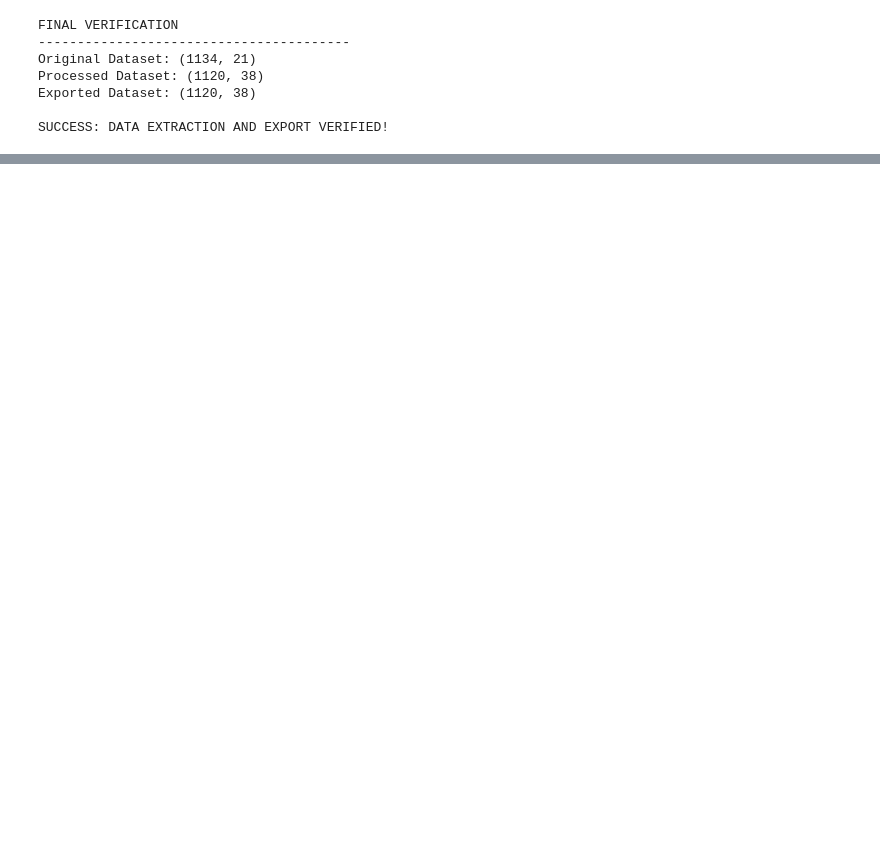
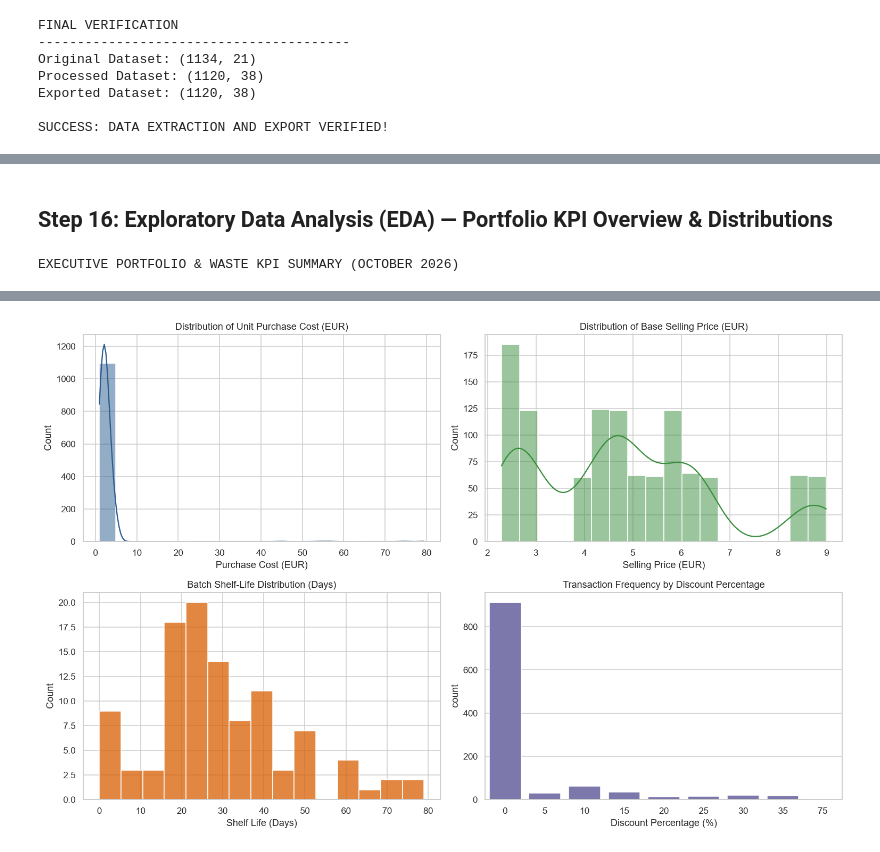
Before and after one commit to shweta2003-22/Mini-Project-Team-7, a Jupyter notebook: Flink_Frozen_Product_Data_Analysis.ipynb, the cells around one changed output, grey strips where cells are left out. Cells and saved outputs as stored; diff of their text form; code cells hidden in the pictures; blank space fills up the shorter version.

Commit message:
Exploratory data analysis

```diff
--- a/Flink_Frozen_Product_Data_Analysis.ipynb
+++ b/Flink_Frozen_Product_Data_Analysis.ipynb
@@ -752,0 +769,78 @@ SUCCESS: DATA EXTRACTION AND EXPORT VERIFIED!
+# %% [markdown]
+## Step 16: Exploratory Data Analysis (EDA) — Portfolio KPI Overview & Distributions
+# %%
+batch_level_df = (
+    eda_df.groupby(["Batch_ID", "Product_ID", "Product_Name", "Category", "Brand", "Warehouse_ID"], dropna=False)
+    .agg(
+        Purchase_Cost=("Purchase_Cost", "first"),
+        Selling_Price=("Selling_Price", "first"),
+        Shelf_Life_Days=("Shelf_Life_Days", "first"),
+        Initial_Stock=("Initial_Stock", "first"),
+        Total_Units_Sold=("Quantity_Sold", "sum"),
+        Ending_Stock=("Current_Stock", "min"),
+        Total_Expired_Units=("Expired_Quantity", "sum"),
+        Total_Revenue=("Total_Revenue", "sum"),
+        Gross_Profit=("Gross_Profit", "sum"),
+        Expired_Loss_EUR=("Expired_Loss_EUR", "sum"),
+        Avg_Discount_Pct=("Discount_Percentage", "mean"),
+        Max_Discount_Pct=("Discount_Percentage", "max"),
+        Discounted_Tx_Count=("Is_Discounted", "sum"),
+        Total_Tx_Count=("Product_ID", "count")
+    )
+    .reset_index()
+)
+
+batch_level_df["Net_Profit_After_Waste"] = batch_level_df["Gross_Profit"] - batch_level_df["Expired_Loss_EUR"]
+batch_level_df["Sell_Through_Rate_Pct"] = (batch_level_df["Total_Units_Sold"] / batch_level_df["Initial_Stock"] * 100).round(2)
+batch_level_df["Expiry_Waste_Rate_Pct"] = (batch_level_df["Total_Expired_Units"] / batch_level_df["Initial_Stock"] * 100).round(2)
+
+kpi_summary = pd.DataFrame({
+    "KPI_Metric": [
+        "Total Initial Stock Procured (Units)",
+        "Total Units Sold",
+        "Total Expired Units (Waste)",
+        "Overall Portfolio Expiry Rate (%)",
+        "Total Sales Revenue (EUR)",
+        "Gross Profit Before Waste (EUR)",
+        "Direct Financial Loss from Expiry (EUR)",
+        "Net Profit After Waste (EUR)",
+        "Profit Erosion from Expiry (%)"
+    ],
+    "Value": [
+        int(batch_level_df["Initial_Stock"].sum()),
+        int(batch_level_df["Total_Units_Sold"].sum()),
+        int(batch_level_df["Total_Expired_Units"].sum()),
+        round(batch_level_df["Total_Expired_Units"].sum() / batch_level_df["Initial_Stock"].sum() * 100, 2),
+        round(batch_level_df["Total_Revenue"].sum(), 2),
+        round(batch_level_df["Gross_Profit"].sum(), 2),
+        round(batch_level_df["Expired_Loss_EUR"].sum(), 2),
+        round(batch_level_df["Net_Profit_After_Waste"].sum(), 2),
+        round(batch_level_df["Expired_Loss_EUR"].sum() / batch_level_df["Gross_Profit"].sum() * 100, 2)
+    ]
+})
+
+print("EXECUTIVE PORTFOLIO & WASTE KPI SUMMARY (OCTOBER 2026)")
+display(kpi_summary)
+
+fig, axes = plt.subplots(2, 2, figsize=(14, 9))
+
+sns.histplot(eda_df["Purchase_Cost"].dropna(), bins=20, kde=True, ax=axes[0, 0], color="#2b5c8f")
+axes[0, 0].set_title("Distribution of Unit Purchase Cost (EUR)")
+axes[0, 0].set_xlabel("Purchase Cost (EUR)")
+
+sns.histplot(eda_df["Selling_Price"].dropna(), bins=18, kde=True, ax=axes[0, 1], color="#388e3c")
+axes[0, 1].set_title("Distribution of Base Selling Price (EUR)")
+axes[0, 1].set_xlabel("Selling Price (EUR)")
+
+sns.histplot(batch_level_df["Shelf_Life_Days"].dropna(), bins=15, kde=False, ax=axes[1, 0], color="#d95f02")
+axes[1, 0].set_title("Batch Shelf-Life Distribution (Days)")
+axes[1, 0].set_xlabel("Shelf Life (Days)")
+
+sns.countplot(x="Discount_Percentage", data=eda_df, ax=axes[1, 1], color="#7570b3")
+axes[1, 1].set_title("Transaction Frequency by Discount Percentage")
+axes[1, 1].set_xlabel("Discount Percentage (%)")
+
+plt.tight_layout()
+plt.show()
+# %% [output]
+EXECUTIVE PORTFOLIO & WASTE KPI SUMMARY (OCTOBER 2026)
@@ -752,0 +857 @@ SUCCESS: DATA EXTRACTION AND EXPORT VERIFIED!
+[figure, added]
```
Also changed, not shown: parts of 45 cells of this notebook.
